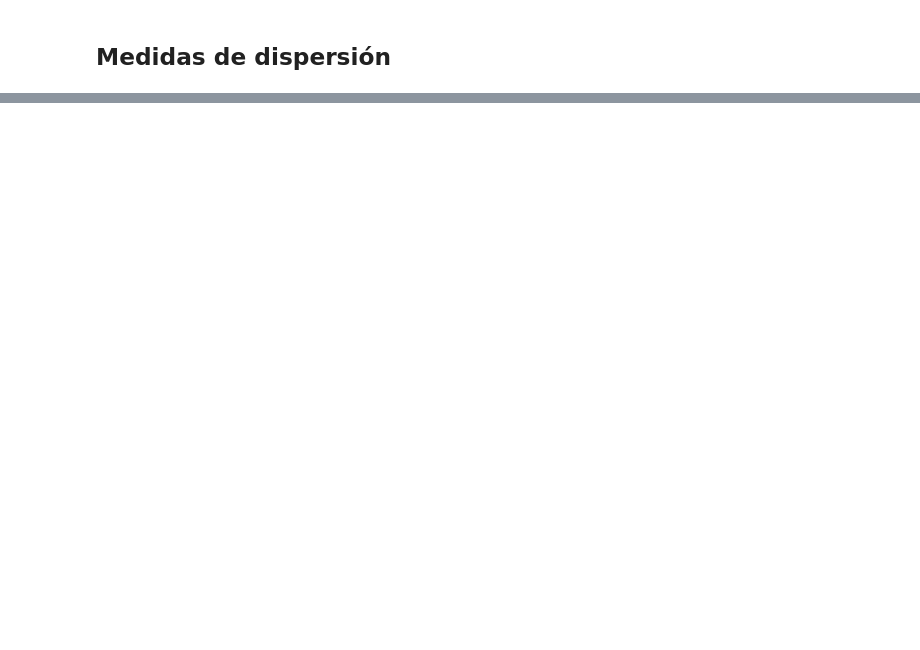
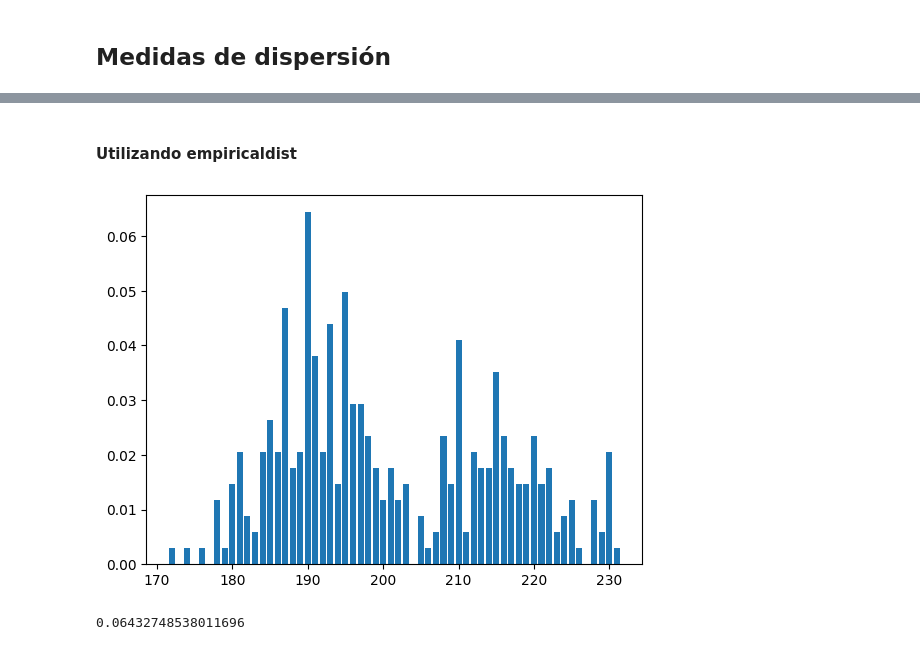
Before and after one commit to M-Alejo/analisis_exploratorio, a Jupyter notebook: conociendo_datos.ipynb, the cells around one changed output, grey strips where cells are left out. Drawn from its saved outputs; the diff is of its cells as text; code cells hidden in the pictures; blank space fills up the shorter version.

```diff
--- a/conociendo_datos.ipynb
+++ b/conociendo_datos.ipynb
@@ -326,0 +413,16 @@ Se usa para realizar conteos y diagramas de frecuencias para tener la informaci
+# %% [markdown]
+#### Utilizando empiricaldist
+# %%
+pmf_flipper_length_mm = empiricaldist.Pmf.from_seq(
+    preprocess_penguins_df.flipper_length_mm,
+    normalize = True
+)
+# %%
+pmf_flipper_length_mm.bar()
+# %% [output]
+[figure, added]
+# %%
+# ¿cual es la probabilidad de que un pinguino tenga una longitud de ala de 190?
+pmf_flipper_length_mm(190)
+# %% [output]
+0.06432748538011696
```
Also changed, not shown: parts of 49 cells of this notebook.
